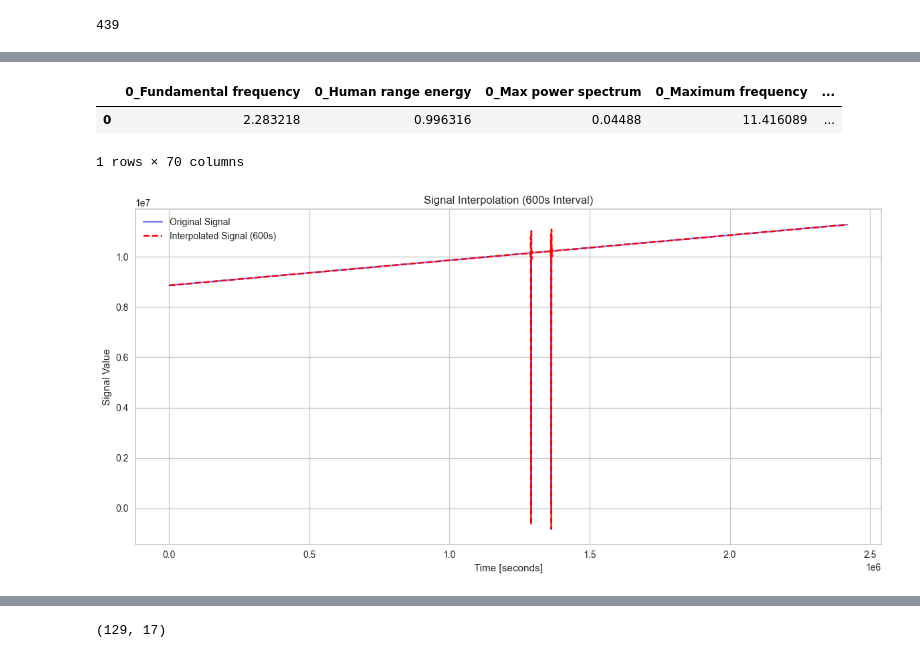
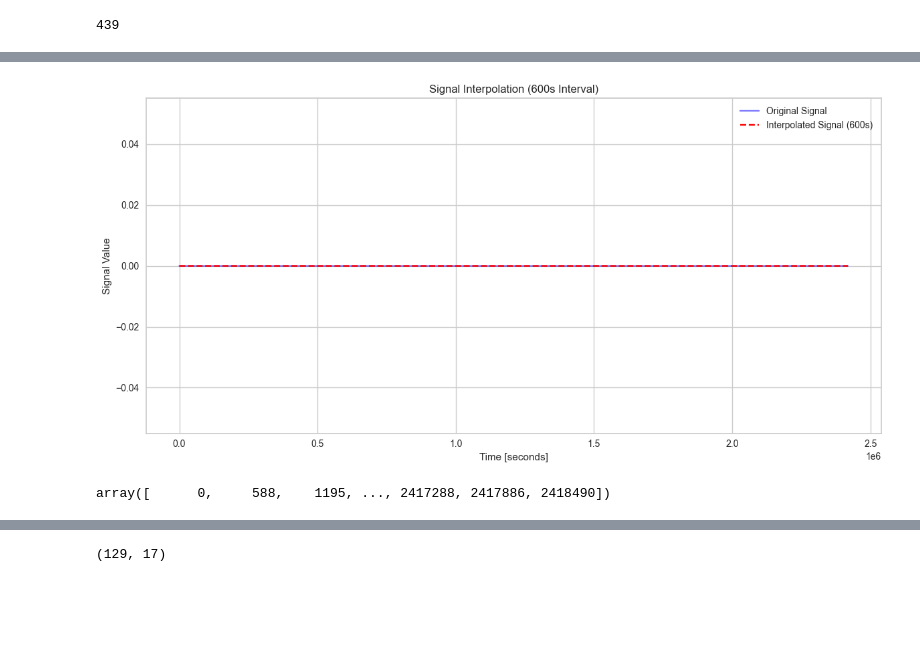
Before and after one commit to JoeZhao527/cl-bricks, a Jupyter notebook: notebooks/data_check.ipynb, the cells around one changed output, grey strips where cells are left out. Drawn from its saved outputs; the diff is of its cells as text; code cells hidden in the pictures; blank space fills up the shorter version.

```diff
--- a/notebooks/data_check.ipynb
+++ b/notebooks/data_check.ipynb
@@ -25,3 +26,8 @@ train_y = pd.read_csv(trn_y_path)
 train_y.filename[1130]
 # %% [output]
 'train_X1130.pkl'
+# %%
+slopes = []
+for f in tqdm(train_y.filename):
+    ts = pickle.loads(zipf.read("train_X/" + f))['t'].astype('timedelta64[s]').astype(int)
+    slopes.append(ts[1] - ts[0])
@@ -27,0 +48,10 @@ train_y.filename[1130]
+# %%
+env = lmdb.open("./spec_feat.lmdb", readonly=True, lock=False, readahead=False)
+filename = 'train_X/' + train_y.filename[3130]
+
+with env.begin(write=False) as txn:
+    key = filename.encode('utf-8')
+    value = txn.get(key)
+    if value is None:
+        raise KeyError(f"Filename '{filename}' not found in the database.")
+    sxx = pickle.loads(value)
@@ -88,9 +95,3 @@ plt.plot(values_forfreq)
-# %%
-features_df_2
-# %% [output]
-|  | 0_Fundamental frequency | 0_Human range energy | 0_Max power spectrum | 0_Maximum frequency | ... |
-| 0 | 2.283218 | 0.996316 | 0.04488 | 11.416089 | ... |
-1 rows × 70 columns
 # %%
 import pickle
 import zipfile
@@ -100,38 +101,42 @@ from scipy.interpolate import interp1d
 from scipy import signal
 
 # Load the file
-file_index = 17
+file_index = 7131
 file_name = train_y.filename[file_index]  # Adjust based on your train_y structure
 data = pickle.loads(zipf.read('train_X/' + file_name))
 
 # Extract time (t) and signal (x)
 t = data['t'].astype('timedelta64[s]').astype(int)  # Time in seconds
 x = data['v']  # Signal values
 
 # Define the new time grid (600 seconds interval)
 start_time = t.min()
 end_time = t.max()
 
 # Create a time vector with 600-second intervals
-new_t = np.arange(start_time, end_time + 1, 300)  # 600s interval
+new_t = np.arange(start_time, end_time + 1, 60)  # 600s interval
 
 # Interpolate the signal to the new time grid
 interpolation_function = interp1d(t, x, kind='cubic', fill_value="extrapolate")
 new_x = interpolation_function(new_t)
 
 # Plot original and interpolated signals
 plt.figure(figsize=(12, 6))
 plt.plot(t, x, label='Original Signal', color='blue', alpha=0.5)
 plt.plot(new_t, new_x, label='Interpolated Signal (600s)', color='red', linestyle='dashed')
 
 plt.xlabel('Time [seconds]')
 plt.ylabel('Signal Value')
 plt.title('Signal Interpolation (600s Interval)')
 plt.legend()
 plt.tight_layout()
 plt.show()
 # %% [output]
-[figure, old version]
+[figure, new version]
+# %%
+t
+# %% [output]
+array([      0,     588,    1195, ..., 2417288, 2417886, 2418490])
 # %%
 x = new_x
 t = new_t
```
Also changed, not shown: parts of 13 cells of this notebook, 6 other files.
